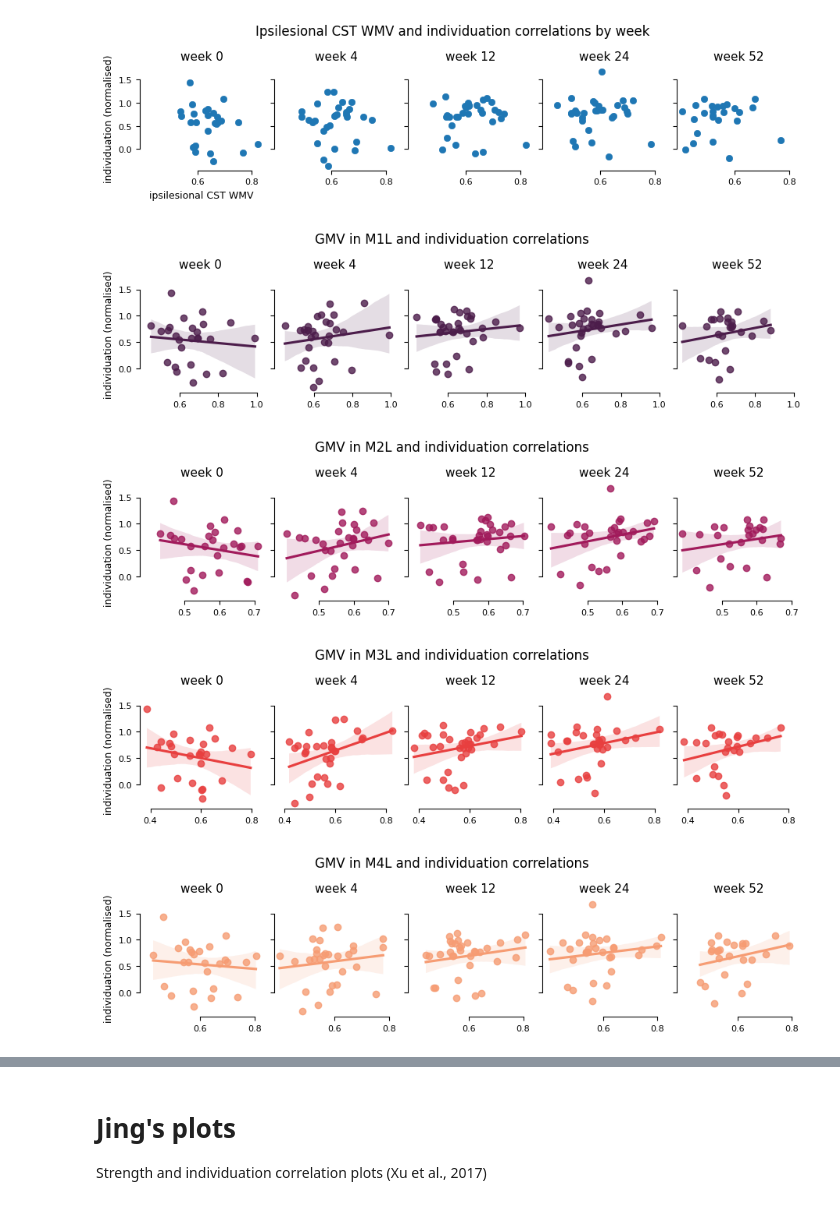
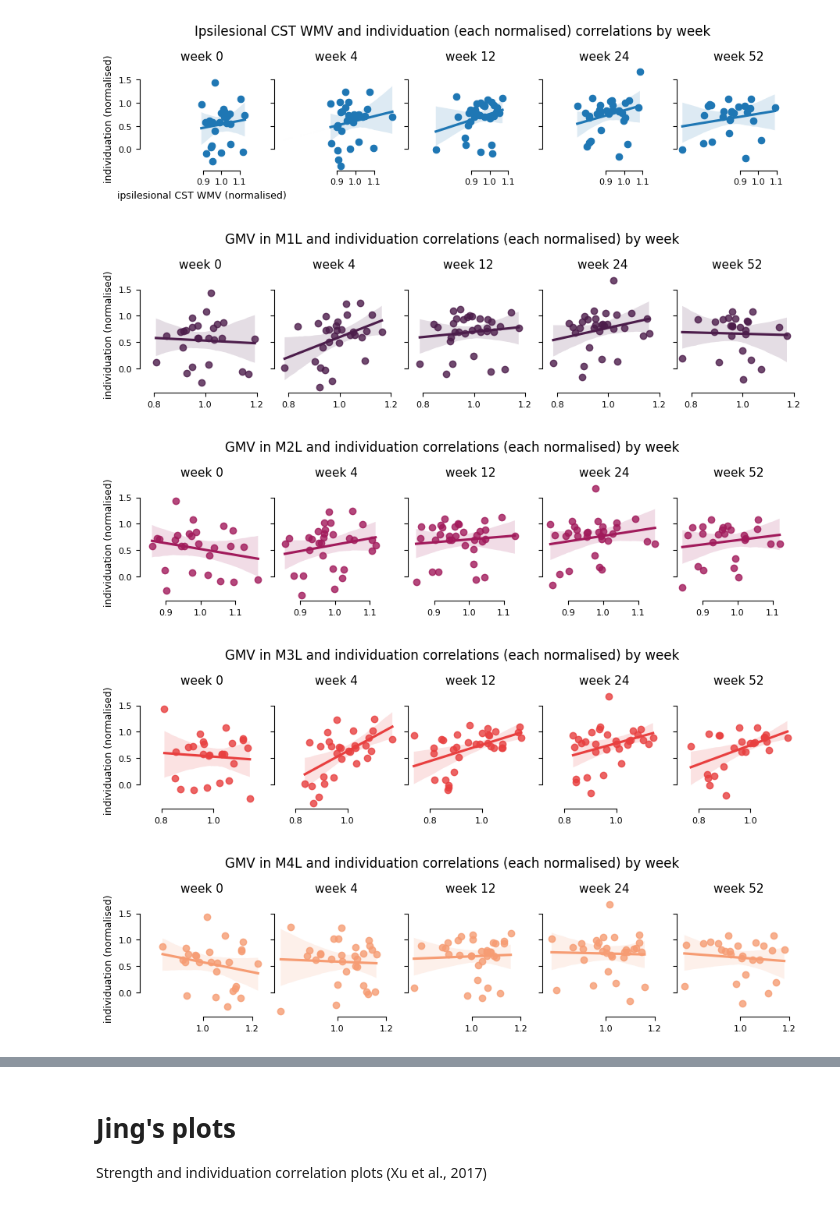
Before and after one commit to medhakp/smarts_cerebellum, a Jupyter notebook: notebooks/correlations_behaviour.ipynb, the cells around one changed output, grey strips where cells are left out. Saved outputs shown, nothing was run; the diff lists cells and outputs as text; code cells hidden in the pictures.

Commit message:
normalise affected volume by unaffected volume

```diff
--- a/notebooks/correlations_behaviour.ipynb
+++ b/notebooks/correlations_behaviour.ipynb
@@ -30,13 +51,14 @@ weeks = [0, 4, 12, 24, 52]
 
 fig, axs = plt.subplots(1, 5, figsize = (9,2), sharex = True, sharey = True, constrained_layout = True)
 for i, week in enumerate(weeks):
-    behav_plot = behav[behav.week == week]
-    ipsi_cst = cst[(cst.hemisphere == 'R') & (cst.Week == week)] # all lesions (mirrored to) right hemisphere
-    aff_df = pd.merge(ipsi_cst, behav_plot, on = ['subj_id'], suffixes = ('_cst', '_behav'))
+    behav_plot = behav[behav.Week == week]
+    #ipsi_cst = cst[(cst.hemisphere == 'R') & (cst.Week == week)] # all lesions (mirrored to) right hemisphere
+    ipsi_cst = norm_cst[(norm_cst.Week == week)] # all lesions (mirrored to) right hemisphere
+    aff_df = pd.merge(ipsi_cst, behav_plot, on = ['subj_id', 'Week'], suffixes = ('_cst', '_behav'))
 
     ax = axs[i]
-    sns.scatterplot(x = 'mean', y = 'indiv_norm', data =aff_df, ax = ax, edgecolor = None,  legend = False)
-    #sns.regplot(x = 'mean', y = 'indiv_norm', data = aff_df, ax = ax)
+    sns.scatterplot(x = 'right_norm', y = 'indiv_norm', data =aff_df, ax = ax, edgecolor = None,  legend = False)
+    sns.regplot(x = 'right_norm', y = 'indiv_norm', data = aff_df, ax = ax)
     sns.despine(trim = True)
 
     ax.set_ylabel('')
@@ -46,40 +68,41 @@ for i, week in enumerate(weeks):
 
 
 axs[0].set_ylabel("individuation (normalised)")
-axs[0].set_xlabel("ipsilesional CST WMV")
+axs[0].set_xlabel("ipsilesional CST WMV (normalised)")
 
-fig.suptitle(f"Ipsilesional CST WMV and individuation correlations by week", y = 1.15)
+fig.suptitle(f"Ipsilesional CST WMV and individuation (each normalised) correlations by week", y = 1.15)
 plt.show()
 # %% [output]
-[figure, old version]
+[figure, new version]
 # %%
 # affected: contralesional cerebellum, paretic hand
 weeks = [0, 4, 12, 24, 52]
 colors = sns.color_palette('rocket', n_colors = 4)
 
 for r, region in enumerate(regions[:4]): # left ROIs
     fig, axs = plt.subplots(1, 5, figsize = (9,2), sharex = True, sharey = True, constrained_layout = True)
     for i, week in enumerate(weeks):
-        behav_plot = behav[behav.week == week]
-        contra_cerebel = cerebel[(cerebel.hemisphere == 'L') & (cerebel.Week == week)]# & (cerebel.regionname == cerebellar_region)] # all lesions (mirrored to) right hemisphere
-        aff_df = pd.merge(contra_cerebel, behav_plot, on = ['subj_id'], suffixes = ('_cerebel', '_behav'))
+        behav_plot = behav[behav.Week == week]
+        contra_cerebel = norm_cerebel[(norm_cerebel.Week == week)]# & (cerebel.regionname == cerebellar_region)]
+        #contra_cerebel = cerebel[(cerebel.hemisphere == 'L') & (cerebel.Week == week)]# & (cerebel.regionname == cerebellar_region)] # all lesions (mirrored to) right hemisphere
+        aff_df = pd.merge(contra_cerebel, behav_plot, on = ['subj_id', 'Week'], suffixes = ('_cerebel', '_behav'))
 
         ax = axs[i]
-        #sns.scatterplot(x = 'mean', y = 'indiv_norm', data = aff_df[aff_df.regionname == region], ax = ax, edgecolor = None, legend = False, alpha = .5, color = colors[r])
-        sns.regplot(x = 'mean', y = 'indiv_norm', data = aff_df[aff_df.regionname == region], ax = ax, color = colors[r])
+        #sns.scatterplot(x = 'left_norm', y = 'indiv_norm', data = aff_df[aff_df.regionname == region], ax = ax, edgecolor = None, legend = False, alpha = .5, color = colors[r])
+        sns.regplot(x = 'left_norm', y = 'indiv_norm', data = aff_df[aff_df.regionname_left == region], ax = ax, color = colors[r])
         sns.despine(trim = True)
 
         ax.set_ylabel('')
         ax.set_xlabel('')
         ax.set_title(f'week {week}')
     axs[0].set_ylabel("individuation (normalised)")
-    fig.suptitle(f'GMV in {region} and individuation correlations', y = 1.15)
+    fig.suptitle(f'GMV in {region} and individuation correlations (each normalised) by week', y = 1.15)
     plt.show()
     #axs[0].set_xlabel(f"{region} GMV")
 
 #fig.suptitle(f"Contralesional cerebellar GMV and individuation correlations by week", y = 1.15)
 # %% [output]
-[figure, old version]
+[figure, new version]
-[figure, old version]
+[figure, new version]
-[figure, old version]
+[figure, new version]
-[figure, old version]
+[figure, new version]
```
Also changed, not shown: parts of 3 cells of this notebook.
